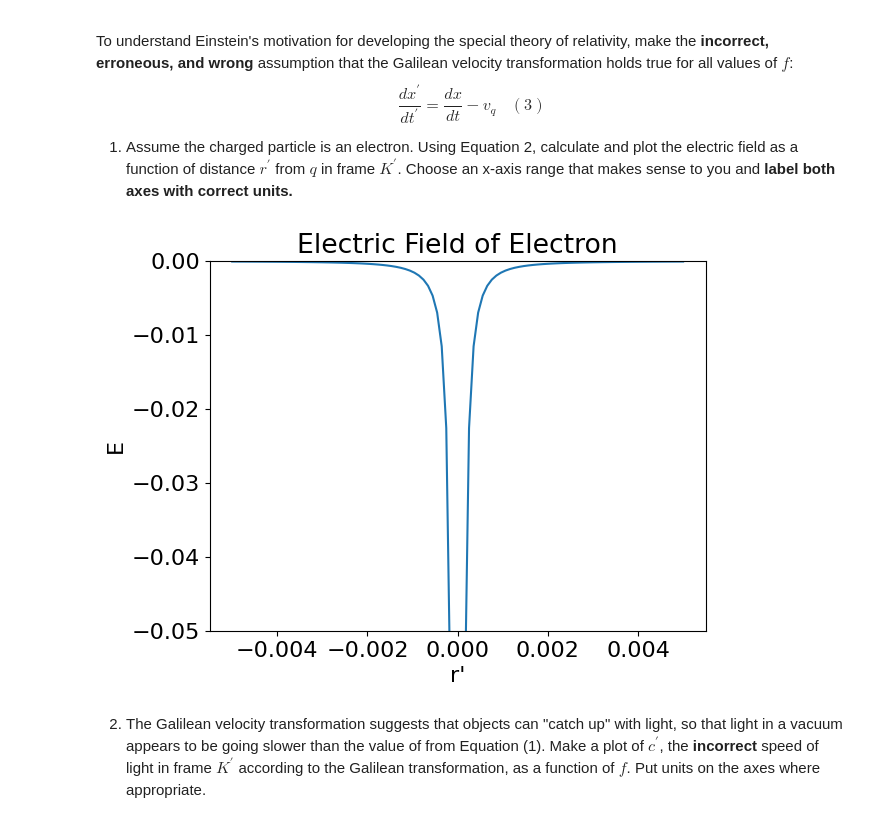
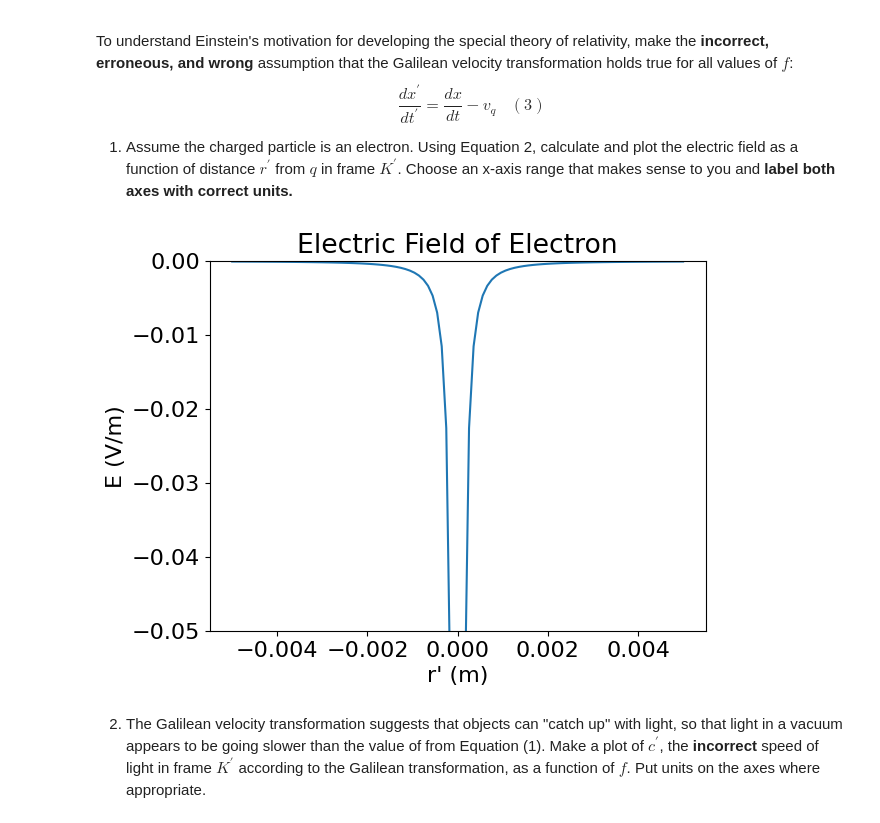
Before and after one commit to Wbosonbrendan/PHYS309, a Jupyter notebook: assignment1.ipynb, the cells around one changed output. Saved outputs shown, nothing was run; the diff lists cells and outputs as text; code cells hidden in the pictures.

```diff
--- a/assignment1.ipynb
+++ b/assignment1.ipynb
@@ -50,18 +52,18 @@ plt.rcParams["font.family"] = "DejaVu Sans"  # Available in Colab
 # %%
 def E(r):
   return 1/(4*constants.pi*constants.epsilon_0)*-1*constants.e/(r**2)
 
 r = np.linspace(-5e-3, 5e-3, 100)
 
 E = E(r)
 
 plt.plot(r,E)
-plt.xlabel('r\'')
-plt.ylabel('E')
+plt.xlabel('r\' (m)')
+plt.ylabel('E (V/m)')
 plt.ylim(-5e-2, 0)
 plt.title('Electric Field of Electron')
 plt.show()
 # %% [output]
-[figure, old version]
+[figure, new version]
 # %% [markdown]
 2. The Galilean velocity transformation suggests that objects can "catch up" with light, so that light in a vacuum appears to be going slower than the value of  from Equation (1). Make a plot of $c^{\prime}$, the <strong>incorrect</strong> speed of light in frame $K^{\prime}$ according to the Galilean transformation, as a function of $f$. Put units on the axes where appropriate.
```
Also changed, not shown: parts of 3 cells of this notebook.
